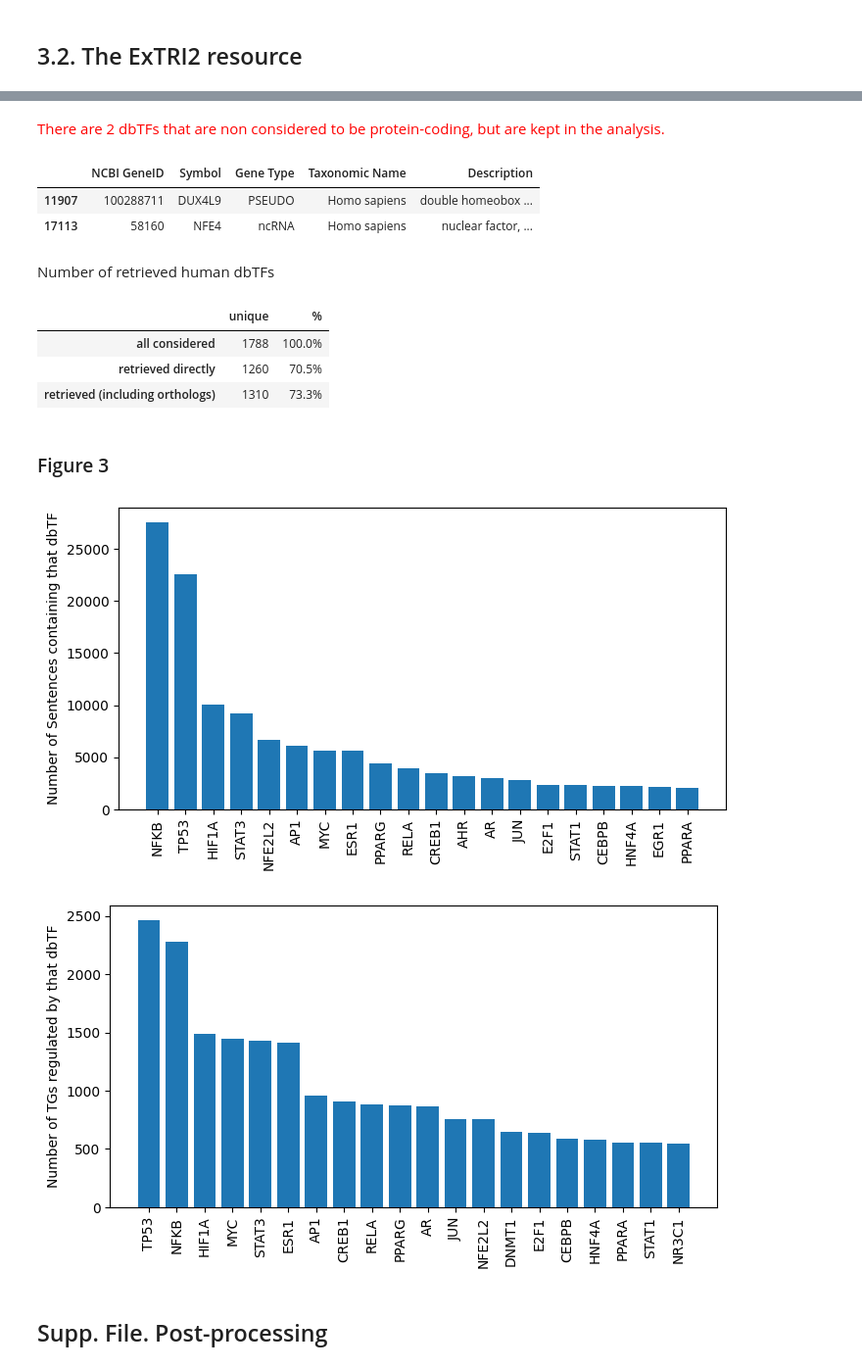
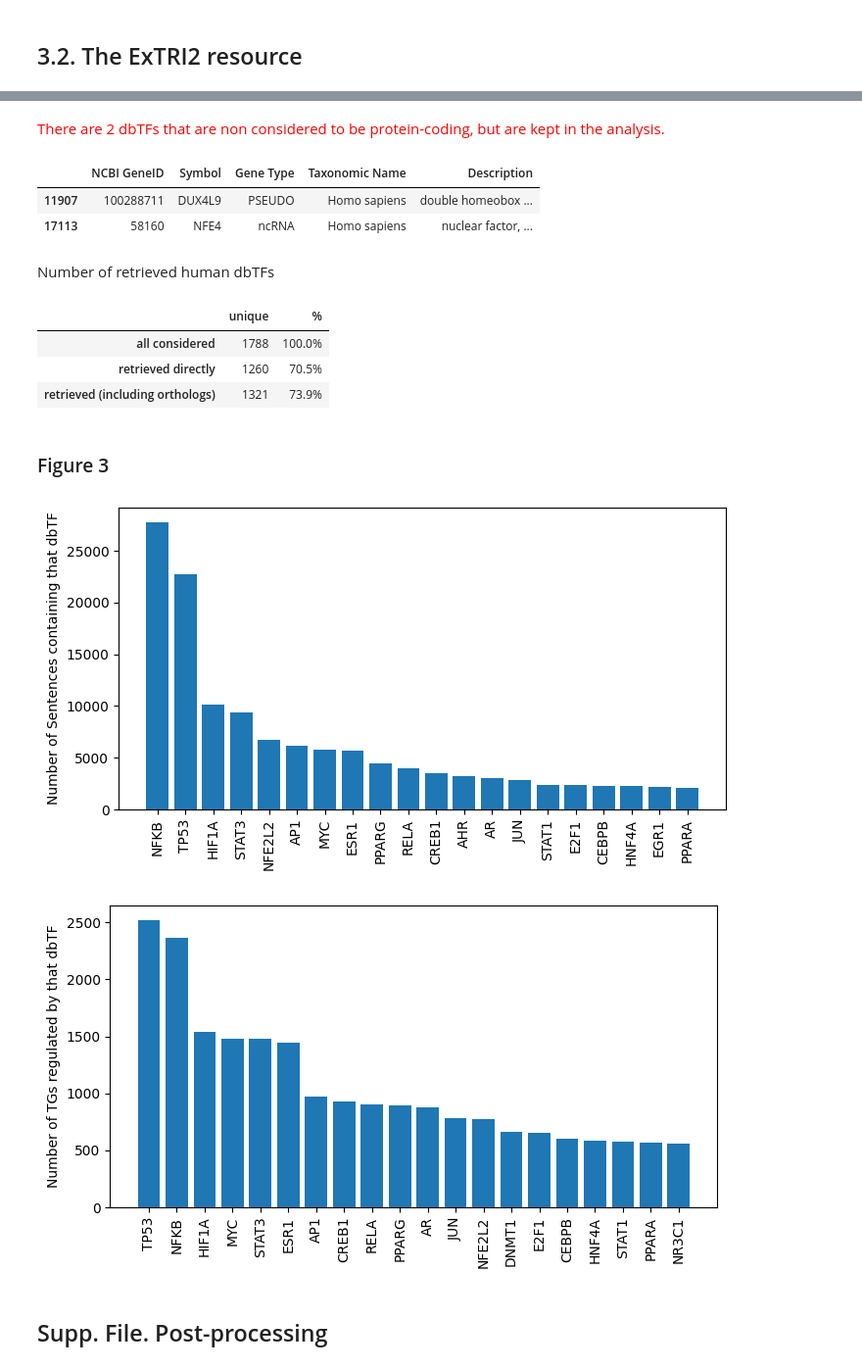
Before and after one commit to Rbbt-Workflows/ExTRI2, a Jupyter notebook: analysis/repo_to_paper.ipynb, the cells around one changed output, grey strips where cells are left out. Shown at 98% size. Saved outputs shown, nothing was run; the diff lists cells and outputs as text; code cells hidden in the pictures.

Commit message:
Reran code and updated tables

```diff
--- a/analysis/repo_to_paper.ipynb
+++ b/analysis/repo_to_paper.ipynb
@@ -1098,7 +1093,7 @@ def display_TG_distribution(dbTF_df: pd.DataFrame, all_human_genes: pd.DataFrame
         'human': len(human_dbTF_df),
         'orthologs': len(dbTF_df),
         'unique': len(human_dbTF_df['TG Id'].unique()),
-        'orth.unique': len(dbTF_df['TG_human_entrez_gene'].unique()),
+        'orth.unique': len(dbTF_df['TG_human_Id'].unique()),
         '% uniq.': f"{len(human_dbTF_df['TG Id'].unique()) / len(all_human_genes):.1%}",
         '% orth.uniq.': f"{len(dbTF_df['TG Id'].unique()) / len(all_human_genes):.1%}"
     }
@@ -1108,12 +1103,12 @@ def display_TG_distribution(dbTF_df: pd.DataFrame, all_human_genes: pd.DataFrame
         human_genes_of_gene_type = all_human_genes[all_human_genes['Gene Type'] == gene_type]['NCBI GeneID']
 
         human_sents = human_dbTF_df[human_dbTF_df['TG Id'].isin(human_genes_of_gene_type)]
-        ortholog_sents = dbTF_df[dbTF_df['TG_human_entrez_gene'].isin(human_genes_of_gene_type)]
+        ortholog_sents = dbTF_df[dbTF_df['TG_human_Id'].isin(human_genes_of_gene_type)]
         TG_types[gene_type] = {
             'human': len(human_sents),
             'orthologs': len(ortholog_sents),
             'unique': len(human_sents['TG Id'].unique()),
-            'orth.unique': len(ortholog_sents['TG_human_entrez_gene'].unique()),
+            'orth.unique': len(ortholog_sents['TG_human_Id'].unique()),
         }
         TG_types[gene_type]['% uniq.']      = f"{TG_types[gene_type]['unique'] / len(human_genes_of_gene_type):.1%}"
         TG_types[gene_type]['% orth.uniq.'] = f"{TG_types[gene_type]['orth.unique'] / len(human_genes_of_gene_type):.1%}"
@@ -1153,7 +1148,7 @@ def display_TF_distribution(dbTF_df: pd.DataFrame, all_human_genes: pd.DataFrame
         for category, count in {
             'all considered': len(human_dbTFs_set),
             'retrieved directly': len(human_dbTF_df['TF Id'].unique()),
-            'retrieved (including orthologs)': len(dbTF_df[~dbTF_df['TF_human_entrez_gene'].str.contains(';')]['TF_human_entrez_gene'].unique())
+            'retrieved (including orthologs)': len(dbTF_df[~dbTF_df['TF_human_Id'].str.contains(';')]['TF_human_Id'].unique())
         }.items()
     }
 
@@ -1238,16 +1233,16 @@ Number of genes retrieved by category, considering direct human, and mouse/rat o
 | scRNA | 9 | 9 | 1 | 1 | 25.0% | 25.0% |
 <span style='color:red'>There are 2 dbTFs that are non considered to be protein-coding, but are kept in the analysis.
 |  | NCBI GeneID | Symbol | Gene Type | Taxonomic Name | Description |
 | 11907 | 100288711 | DUX4L9 | PSEUDO | Homo sapiens | double homeobox ... |
 | 17113 | 58160 | NFE4 | ncRNA | Homo sapiens | nuclear factor, ... |
 Number of retrieved human dbTFs
 |  | unique | % |
 | all considered | 1788 | 100.0% |
 | retrieved directly | 1260 | 70.5% |
-| retrieved (including orthologs) | 1310 | 73.3% |
+| retrieved (including orthologs) | 1321 | 73.9% |
 <h3>Figure 3</h3>
-[figure, old version]
+[figure, new version]
-[figure, old version]
+[figure, new version]
 # %% [markdown]
 ## Supp. File. Post-processing
 # %% [markdown]
```
Also changed, not shown: parts of 8 cells of this notebook, 12 other files.
